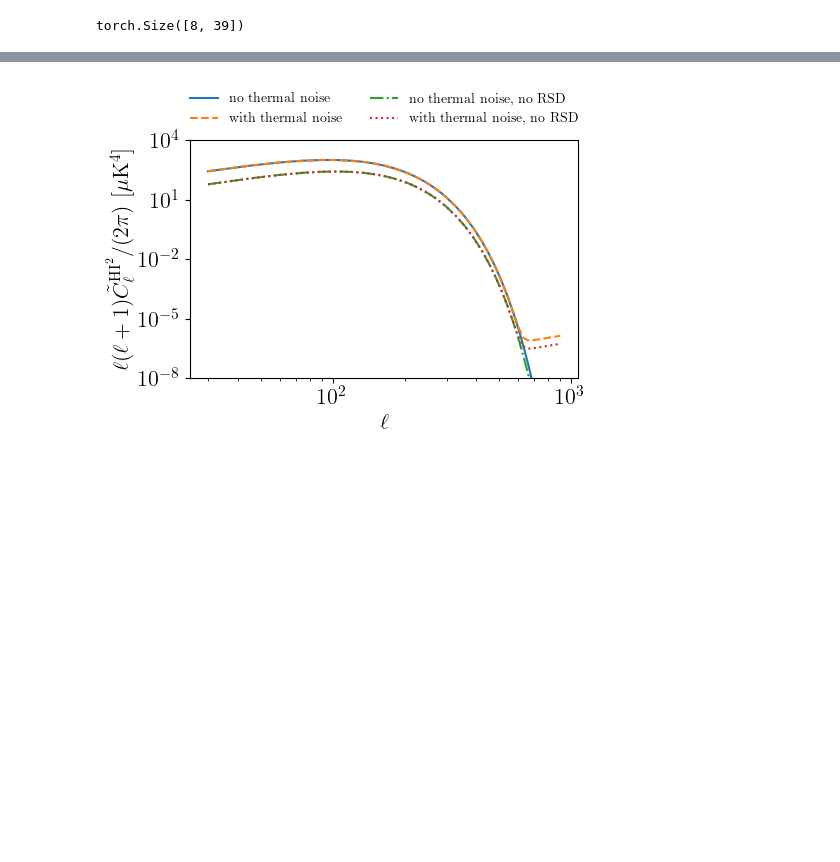
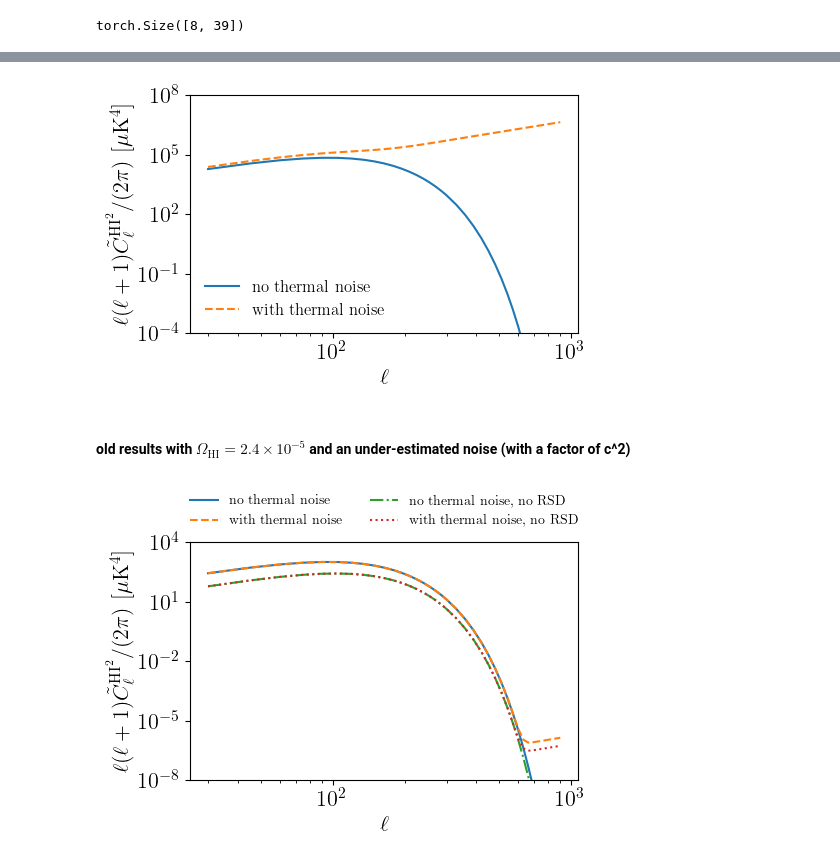
Before and after one commit to Einste11N/SquareField_CrossCorrelation, a Jupyter notebook: Evaluation.ipynb, the cells around one changed output, grey strips where cells are left out. Cells and saved outputs as stored; diff of their text form; code cells hidden in the pictures; blank space fills up the shorter version.

```diff
--- a/Evaluation.ipynb
+++ b/Evaluation.ipynb
@@ -193,3 +231,29 @@ Cl_HI2_EoR /= (sc.c/1000)**4
+# %%
+fig = plt.figure(figsize=(5, 3.09), dpi=100)
+
+plt.plot(l_list, l_list * (l_list + 1) * Cl_HI2_nonoise / (2*np.pi)* 1e24, '-', label='no thermal noise')
+plt.plot(l_list, l_list * (l_list + 1) * Cl_HI2/ (2*np.pi)* 1e24, '--', label='with thermal noise')
+
+# plt.plot(l_list, l_list * (l_list + 1) * Cl_HI2_nonoise_EoR / (2*np.pi)* 1e24, '-.', label='no thermal noise, with EoR')
+# plt.plot(l_list, l_list * (l_list + 1) * Cl_HI2_EoR/ (2*np.pi)* 1e24, ':', label='with thermal noise, with EoR')
+
+# plt.legend(fontsize=14, frameon=False)
+plt.xscale('log')
+plt.yscale('log')
+
+# plt.xticks([30, 100, 300, 600], ['30', '100', '300', '600'])
+plt.xlabel(r'$\ell$', usetex=True)
+plt.ylabel(r'$\ell(\ell+1)\tilde{C}_{\ell}^{{\rm HI}^2}/(2\pi)$ [$\mu\mathrm{K}^4$]', usetex=True)
+
+plt.ylim([1e-4, 1e8])
+plt.legend(fontsize=12, frameon=False)
+
+# plt.savefig('Figs/Cl_HI2.pdf', bbox_inches = 'tight')
+plt.show()
+# %% [output]
+[figure, added]
+# %% [markdown]
+#### old results with $\Omega_{\mathrm{HI}}=2.4\times 10^{-5}$ and an under-estimated noise (with a factor of c^2)
 # %%
 fig = plt.figure(figsize=(5, 3.09), dpi=100)
 
```
Also changed, not shown: parts of 8 cells of this notebook, 7 other files.
